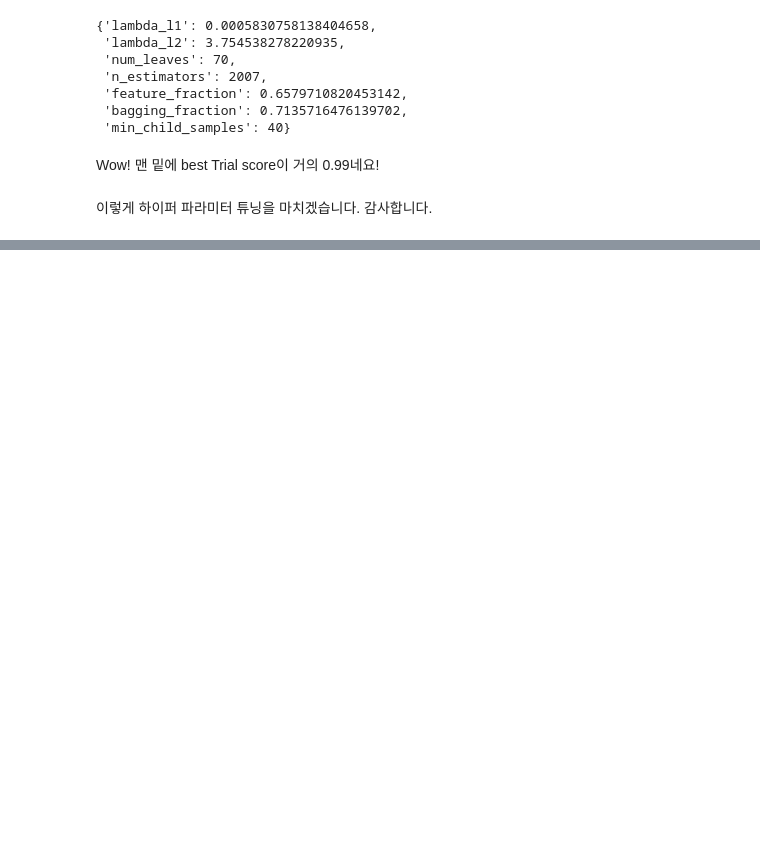
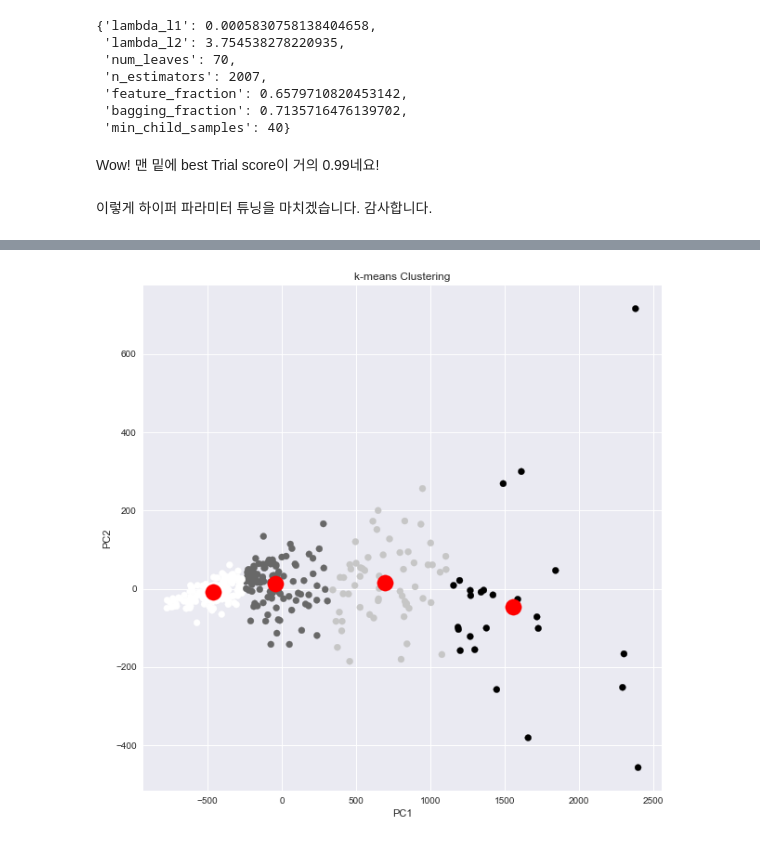
Before and after one commit to kissthedata/study, a Jupyter notebook: June/6.3/HyperParameter Tuning.ipynb, the cells around one changed output, grey strips where cells are left out. Saved outputs shown, nothing was run; the diff lists cells and outputs as text; code cells hidden in the pictures; blank space fills up the shorter version.

```diff
--- a/June/6.3/HyperParameter Tuning.ipynb
+++ b/June/6.3/HyperParameter Tuning.ipynb
@@ -272,7 +351,7 @@ def objectiveLGBM(trial: Trial, X,y,test):
         'bagging_freq':trial.suggest_int('min_child_samples',5,100),
         'gpu_use_dp':True
     }
-#     X_train,X_test,y_train,y_test =train_test_split(X,y, test_size=.3)
+    X_train,X_test,y_train,y_test =train_test_split(X,y,stratify=y, test_size=.3)
 
     lgbm_clf= LGBMClassifier(**param) #딕셔너리와 함수 매개변수를 매칭시키기 위해서 **를 사용해줍니다.
     lgbm_clf=lgbm_clf.fit(X_train,y_train,verbose=False)
@@ -339,0 +493,14 @@ Wow! 맨 밑에 best Trial score이 거의 0.99네요!
+# %%
+from sklearn.decomposition import PCA
+from sklearn.cluster import KMeans
+pca = PCA(n_components=2)
+X_reduced = pd.DataFrame(pca.fit_transform(X_train), index=X_train.index,
+                        columns=["PC1","PC2"])
+
+kmeans= KMeans(n_clusters=4)
+kmeans.fit(X_train)
+clusters= pd.Series(kmeans.labels_, name="cluster",index=X_train.index)
+centroids= pca.transform(kmeans.cluster_centers_)
+
+X_reduced= pd.concat([X_reduced,y_train,clusters],axis=1)
+X_reduced
@@ -339,0 +521,10 @@ Wow! 맨 밑에 best Trial score이 거의 0.99네요!
+# %%
+plt.figure(figsize=(10, 10))
+plt.scatter(X_reduced['PC1'], X_reduced['PC2'], c=X_reduced['cluster'])
+plt.scatter(centroids[:, 0], centroids[:, 1], color='red', s=300)
+plt.xlabel("PC1")
+plt.ylabel("PC2")
+plt.title("k-means Clustering")
+plt.show()
+# %% [output]
+[figure, added]
```
Also changed, not shown: parts of 8 cells of this notebook, 3 other files.
